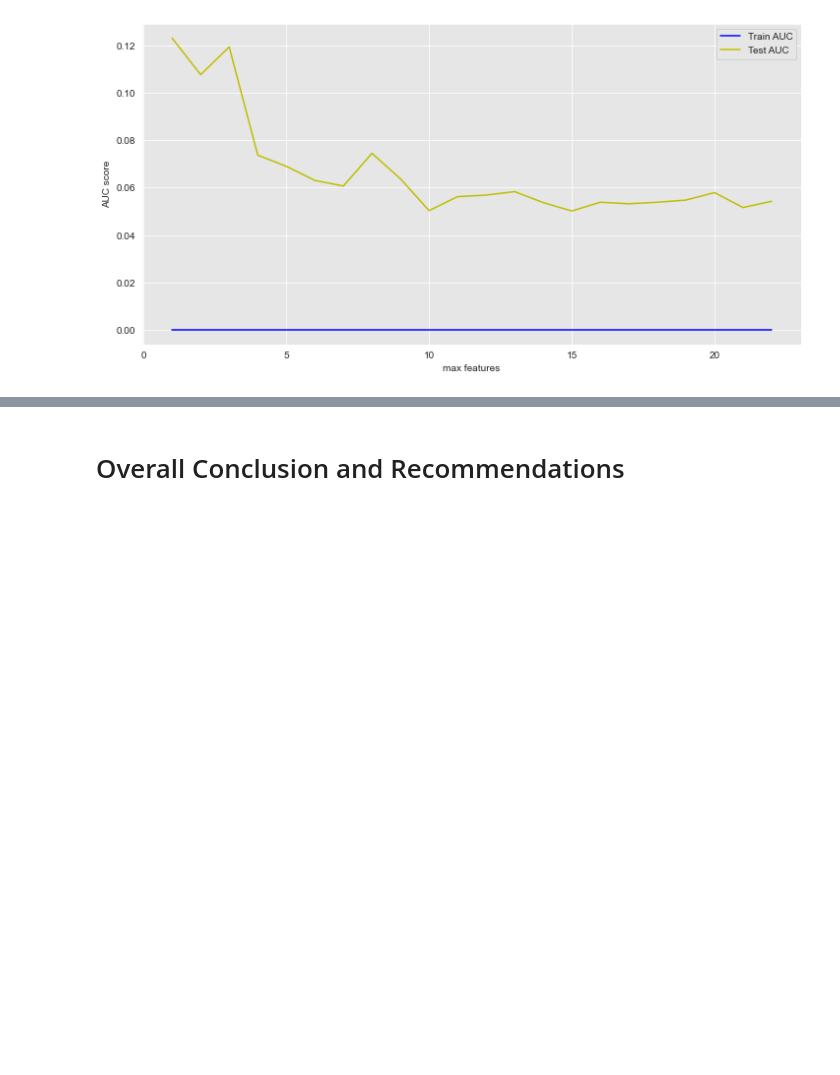
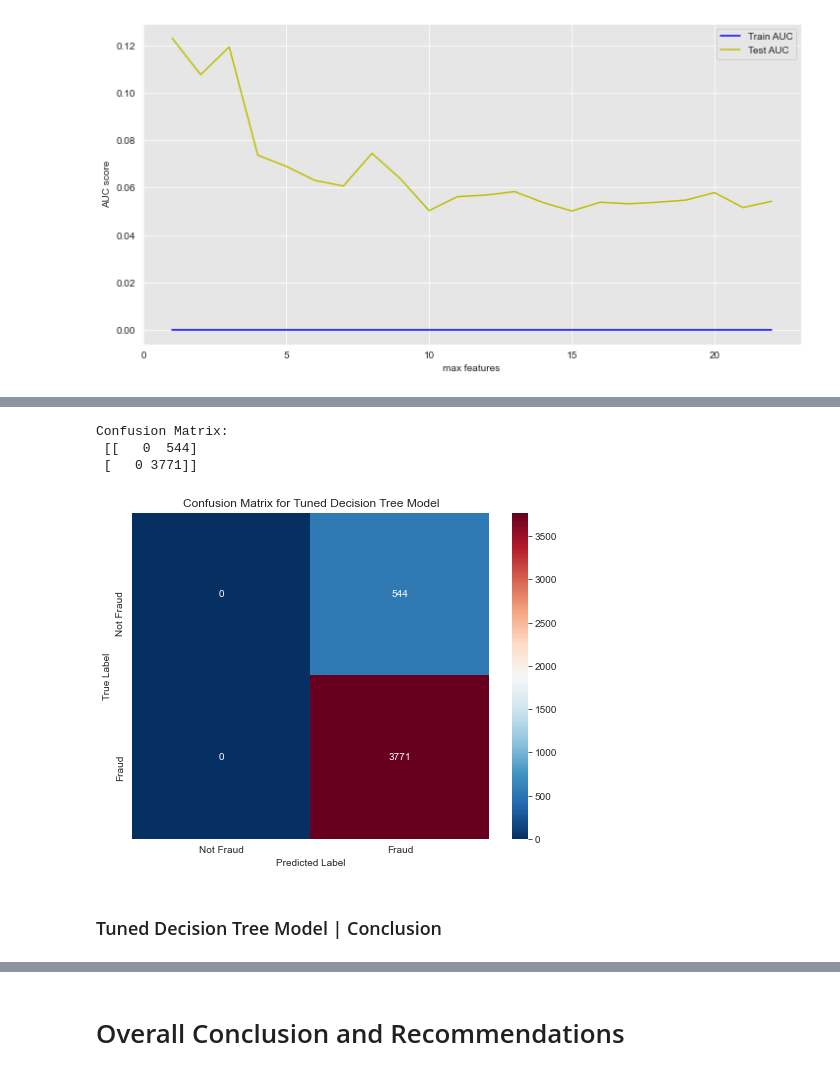
Before and after one commit to keithotuomagie/credit_card_fraud_model, a Jupyter notebook: notebook.ipynb, the cells around one changed output, grey strips where cells are left out. Cells and saved outputs as stored; diff of their text form; code cells hidden in the pictures; blank space fills up the shorter version.

```diff
--- a/notebook.ipynb
+++ b/notebook.ipynb
@@ -2113,0 +2127,25 @@ identify_max_features(X_train, X_test, y_train, y_test, DecisionTreeClassifier,
+# %%
+# Creating Grid Search for tuning the Decision Tree Model
+
+# Set Grid for Search
+
+
+params_clf_tune = [{'clf__max_depth': [1, 2, 3, 4],
+                     'clf__min_samples_split': [0.6, 0.7, 0.8, 0.9],
+                     'clf__min_samples_leaf': [0.25, 0.3, 0.35],
+                     'clf__criterion': ['entropy', 'gini'],
+                     'clf__class_weight': [None, 'balanced']
+                   }]
+# %%
+# Instanstiate grid search object for tuning the Decision Tree Model
+
+grid_clf_tune = GridSearchCV(estimator=pipe_clf_tune,
+                          param_grid=params_clf_tune,
+                          scoring='recall',
+                          cv=5)
+# %%
+# Fitting the grid search object to data and finding the best model
+
+grid_clf_tune.fit(X_train, y_train)
+
+best_pipe_clf_tune = grid_clf_tune.best_estimator_
@@ -2113,0 +2162,4 @@ identify_max_features(X_train, X_test, y_train, y_test, DecisionTreeClassifier,
+# %%
+# Predicting y-test with tuned Decision Tree model
+
+y_hat_test_clf_tune = best_pipe_clf_tune.predict(X_test)
@@ -2113,0 +2188,11 @@ identify_max_features(X_train, X_test, y_train, y_test, DecisionTreeClassifier,
+# %%
+# Creating Confusion Marix for the Tuned Decision Tree Model
+
+cnf_matrix_display(y_test, y_hat_test_clf_tune, title='Confusion Matrix for Tuned Decision Tree Model')
+# %% [output]
+Confusion Matrix:
+ [[   0  544]
+ [   0 3771]]
+[figure, added]
+# %% [markdown]
+### Tuned Decision Tree Model | Conclusion
```
Also changed, not shown: parts of 54 cells of this notebook.
